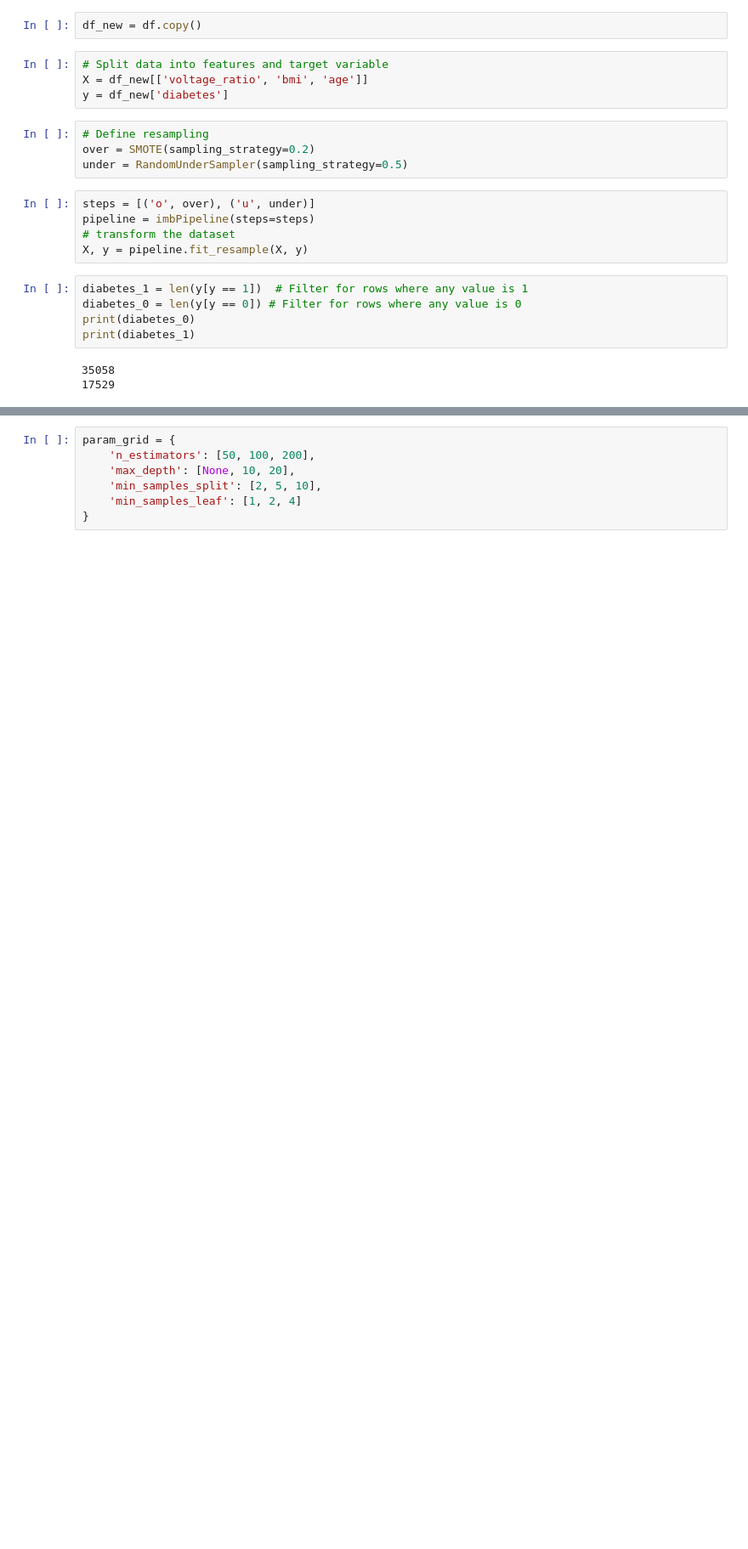
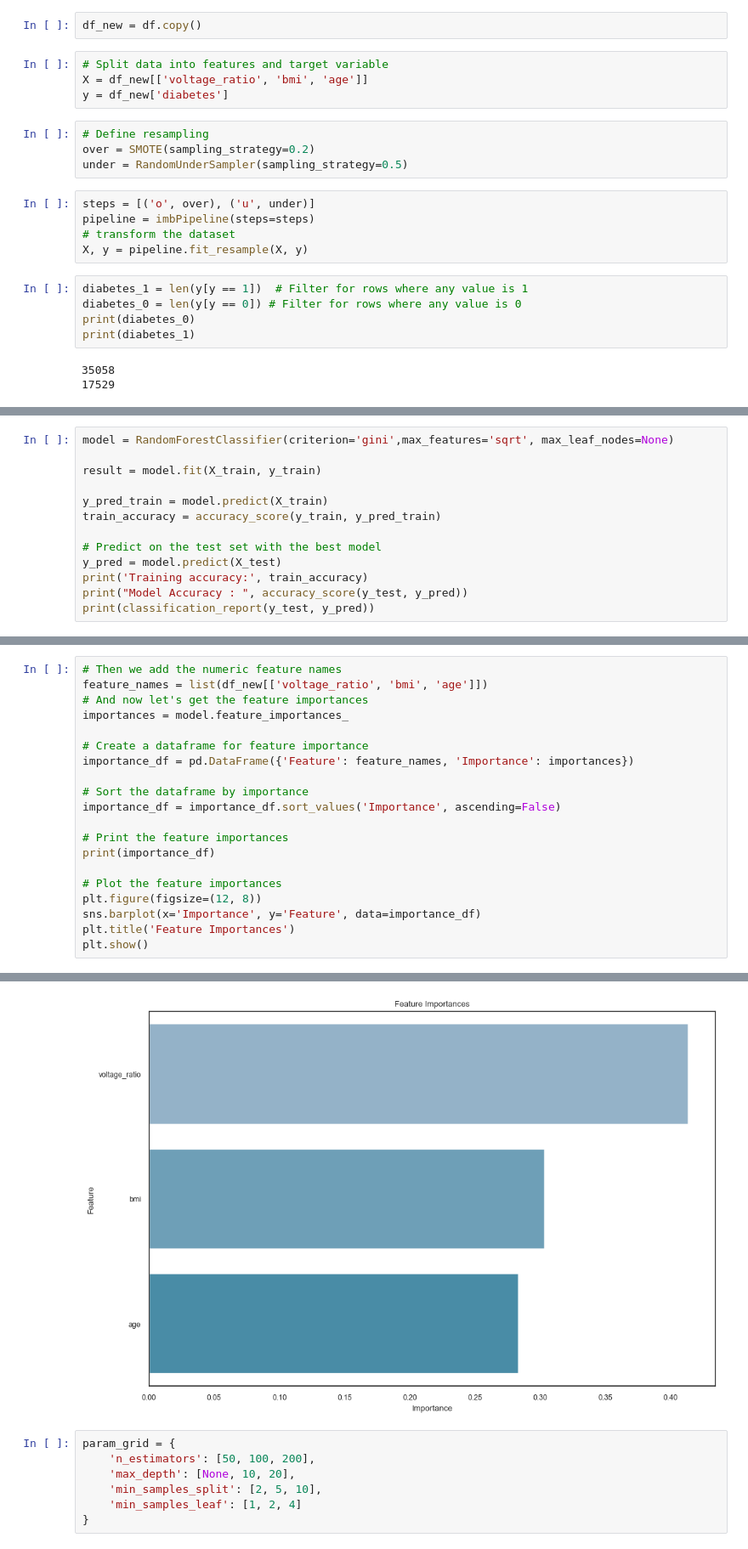
Before and after one commit to maalfarisi/Program, a Jupyter notebook: RF - Hyperparameter - Copy.ipynb, the cells around one changed output, grey strips where cells are left out. Shown at 85% size. Cells and saved outputs as stored; diff of their text form; blank space fills up the shorter version.

```diff
--- a/RF - Hyperparameter - Copy.ipynb
+++ b/RF - Hyperparameter - Copy.ipynb
@@ -230,3 +231,16 @@ X_train, X_test, y_train, y_test = train_test_split(X, y, test_size=0.2, random_
 standard_scaler = StandardScaler()
 X_train = standard_scaler.fit_transform(X_train)
 X_test= standard_scaler.transform(X_test)
+# %%
+model = RandomForestClassifier(criterion='gini',max_features='sqrt', max_leaf_nodes=None)
+
+result = model.fit(X_train, y_train)
+
+y_pred_train = model.predict(X_train)
+train_accuracy = accuracy_score(y_train, y_pred_train)
+
+# Predict on the test set with the best model
+y_pred = model.predict(X_test)
+print('Training accuracy:', train_accuracy)
+print("Model Accuracy : ", accuracy_score(y_test, y_pred))
+print(classification_report(y_test, y_pred))
@@ -232,0 +258,21 @@ X_test= standard_scaler.transform(X_test)
+# %%
+# Then we add the numeric feature names
+feature_names = list(df_new[['voltage_ratio', 'bmi', 'age']])
+# And now let's get the feature importances
+importances = model.feature_importances_
+
+# Create a dataframe for feature importance
+importance_df = pd.DataFrame({'Feature': feature_names, 'Importance': importances})
+
+# Sort the dataframe by importance
+importance_df = importance_df.sort_values('Importance', ascending=False)
+
+# Print the feature importances
+print(importance_df)
+
+# Plot the feature importances
+plt.figure(figsize=(12, 8))
+sns.barplot(x='Importance', y='Feature', data=importance_df)
+plt.title('Feature Importances')
+plt.show()
+# %% [output]
@@ -233,3 +283,4 @@ X_test= standard_scaler.transform(X_test)
+[figure, added]
 # %%
 param_grid = {
     'n_estimators': [50, 100, 200],
```
Also changed, not shown: parts of 18 cells of this notebook, 4 other files.
